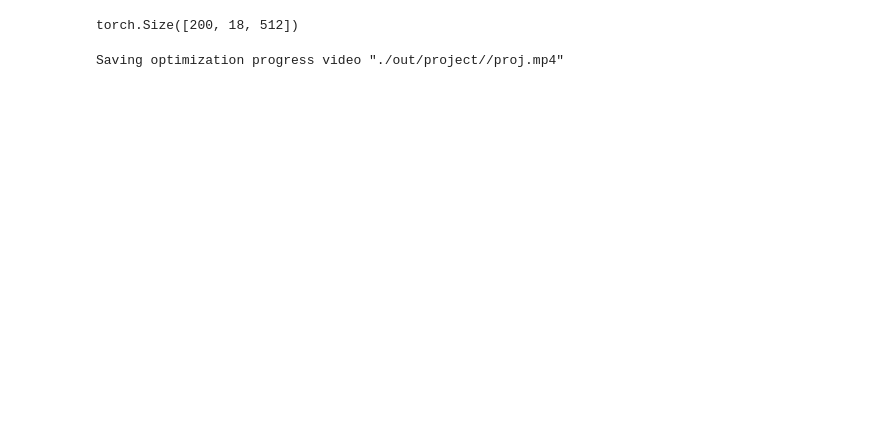
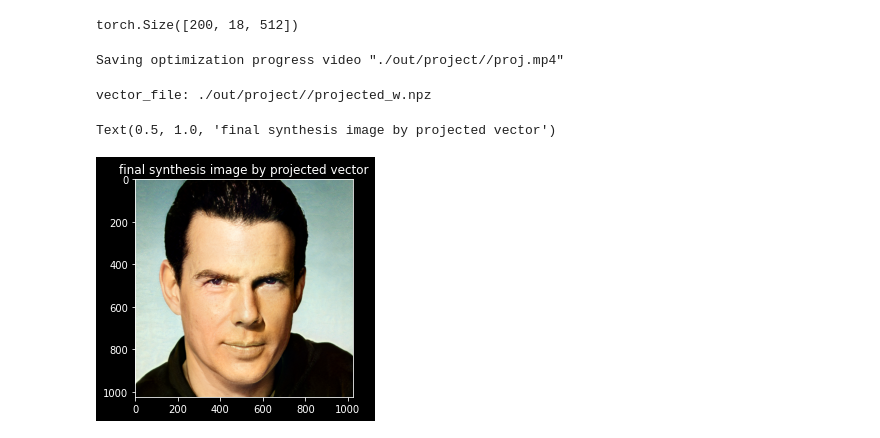
Before and after one commit to jiaqianjing/stylegan2-ada-pytorch, a Jupyter notebook: demo.ipynb, the cells around one changed output. Drawn from its saved outputs; the diff is of its cells as text; code cells hidden in the pictures; blank space fills up the shorter version.

```diff
--- a/demo.ipynb
+++ b/demo.ipynb
@@ -308,3 +312,24 @@ for projected_w in projected_w_steps:
 video.close()
 # %% [output]
 Saving optimization progress video "./out/project//proj.mp4"
+# %%
+# save final projected W vector
+from numpy import clip, vectorize
+
+
+projected_w = projected_w_steps[-1]
+vector_file = f'{outdir}/projected_w.npz'
+np.savez(vector_file, w=projected_w.unsqueeze(0).cpu().numpy())
+print(f"vector_file: {vector_file}")
+
+
+synth_image = G.synthesis(projected_w.unsqueeze(0), noise_mode='const')
+synth_image = (synth_image + 1)/2 * 255  # [1, C, H, W]
+synth_image = synth_image.permute([0, 2, 3, 1]).clip(0, 255).to(torch.uint8).cpu().numpy()[0]
+synth_image = PIL.Image.fromarray(synth_image, 'RGB')
+plt.imshow(synth_image)
+plt.title("final synthesis image by projected vector")
+# %% [output]
+vector_file: ./out/project//projected_w.npz
+Text(0.5, 1.0, 'final synthesis image by projected vector')
+[figure, added]
```
Also changed, not shown: parts of 5 cells of this notebook.
